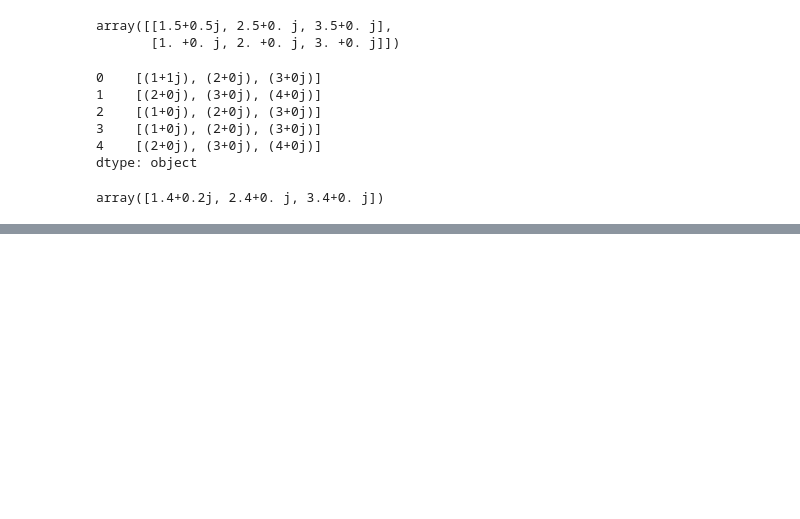
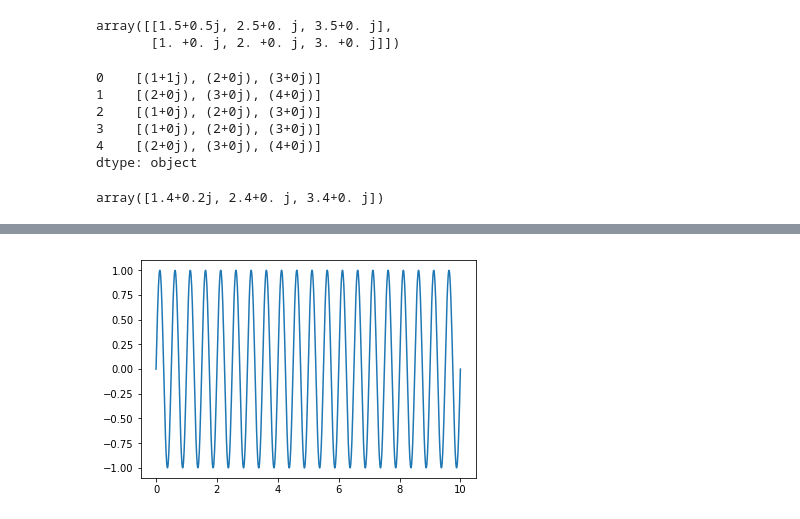
Before and after one commit to ggrillo93/plasma-lensing, a Jupyter notebook: Pulse interference.ipynb, the cells around one changed output, grey strips where cells are left out. Saved outputs shown, nothing was run; the diff lists cells and outputs as text; code cells hidden in the pictures; blank space fills up the shorter version.

```diff
--- a/Pulse interference.ipynb
+++ b/Pulse interference.ipynb
@@ -348,0 +478,8 @@ array([[1.+1.j, 2.+0.j, 3.+0.j],
+# %%
+x = np.linspace(0, 10, 1000)
+a = np.sin(2*pi*x/0.5)
+b = np.sin(2*pi*x)
+plt.plot(x, a)
+plt.show()
+# %% [output]
+[figure, added]
```
Also changed, not shown: parts of 40 cells of this notebook, 7 other files.
